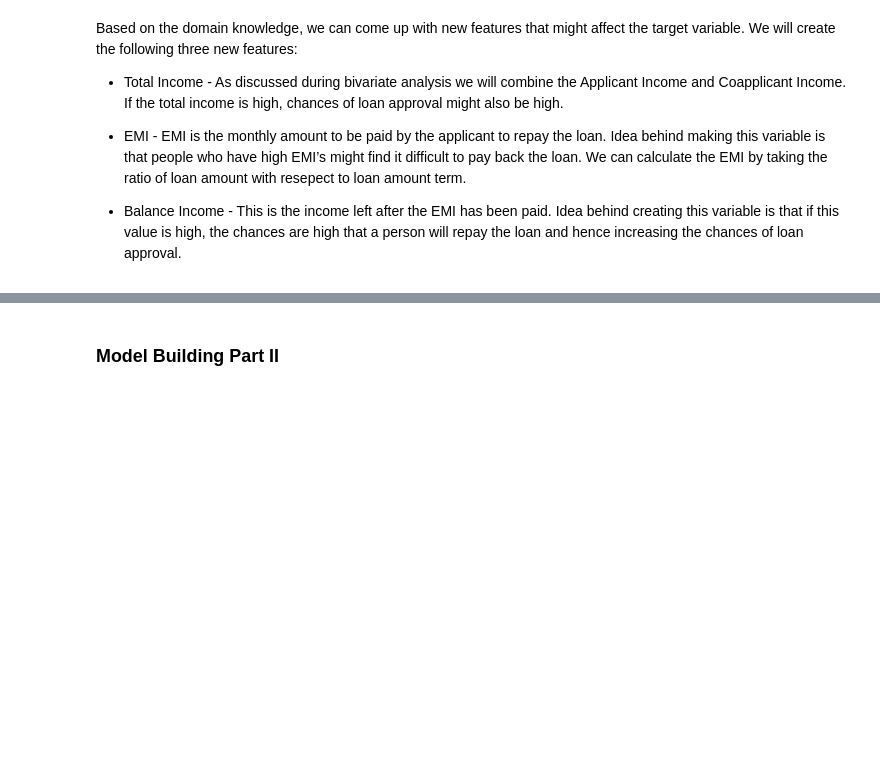
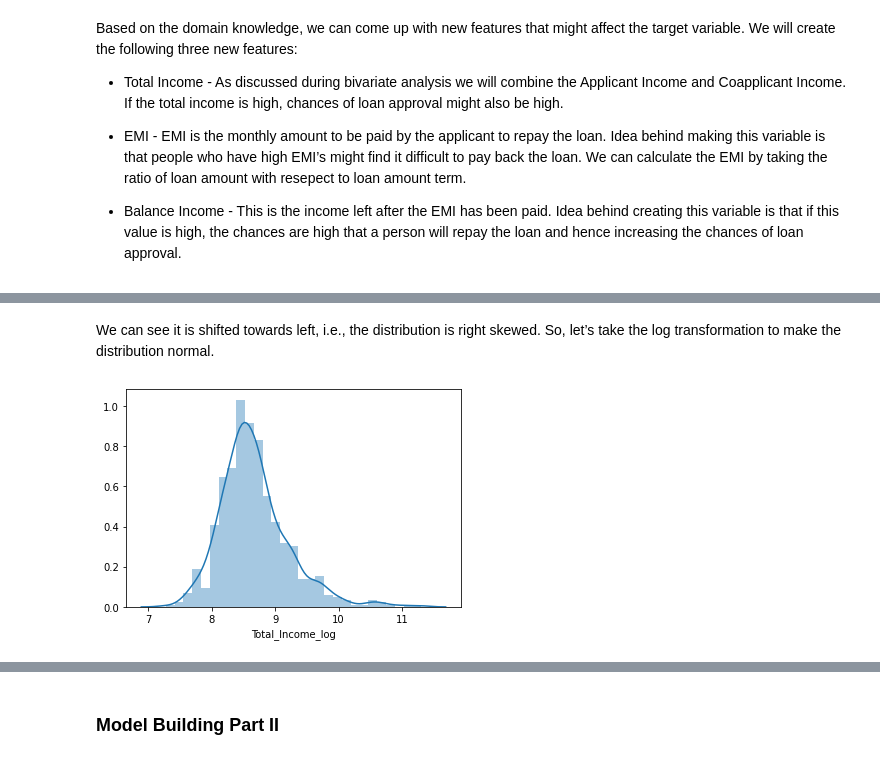
Before and after one commit to nsbisht/S2_Project_AoML_Comparative_Study_of_ML_Classification_Algorithms, a Jupyter notebook: Loan_Prediction/LP.ipynb, the cells around one changed output, grey strips where cells are left out. Cells and saved outputs as stored; diff of their text form; code cells hidden in the pictures; blank space fills up the shorter version.

```diff
--- a/Loan_Prediction/LP.ipynb
+++ b/Loan_Prediction/LP.ipynb
@@ -451,0 +460,8 @@ variable. We will create the following three new features:
+# %% [markdown]
+We can see it is shifted towards left, i.e., the distribution is right skewed. So, let’s take the log transformation to make the distribution normal.
+# %%
+loan_data['Total_Income_log'] = np.log(loan_data['Total_Income'])
+sns.distplot(loan_data['Total_Income_log'])
+plt.show()
+# %% [output]
+[figure, added]
```
Also changed, not shown: parts of 35 cells of this notebook.
